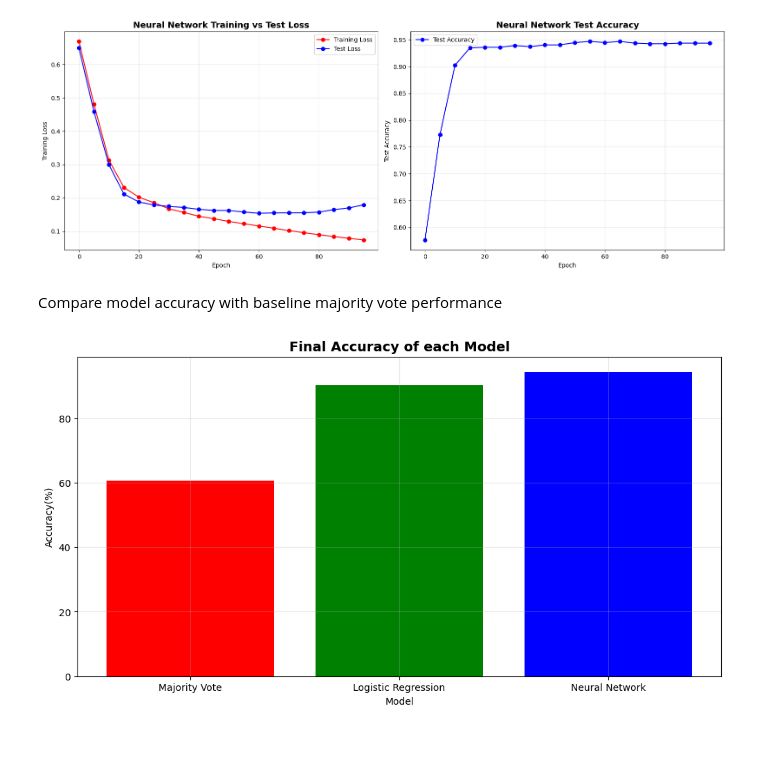
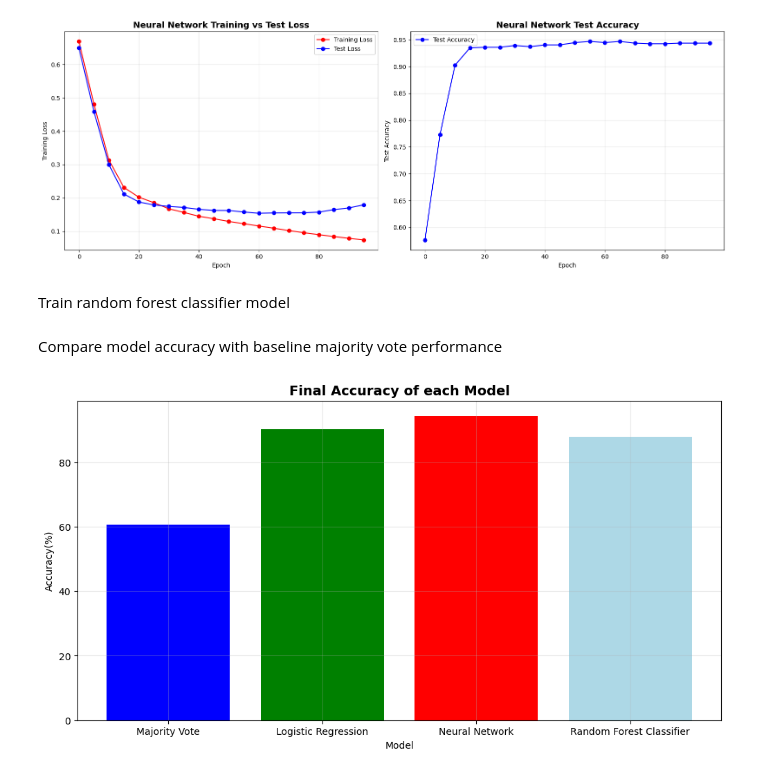
Before and after one commit to mayyan531/Spambase, a Jupyter notebook: spambase.ipynb, the cells around one changed output. Cells and saved outputs as stored; diff of their text form; code cells hidden in the pictures; blank space fills up the shorter version.

Commit message:
start to random forest

```diff
--- a/spambase.ipynb
+++ b/spambase.ipynb
@@ -230,19 +231,29 @@ plt.tight_layout()
 plt.show()
 # %% [output]
 [figure]
+# %% [markdown]
+Train random forest classifier model
+# %%
+MAX_DEPTH_RF = 2
+EPOCH_RF = 100
+
+model = RandomForestClassifier(max_depth=MAX_DEPTH_RF, random_state=random_seed, n_estimators=200)
+model.fit(X_train, y_train)
+
+acc_rf = model.score(X_test, y_test)
 # %% [markdown]
 Compare model accuracy with baseline majority vote performance
 # %%
-models = ['Majority Vote', 'Logistic Regression', 'Neural Network']
-accuracy = [baseline_accuracy*100, acc_lr[-1]*100, acc_nn[-1]*100]
+models = ['Majority Vote', 'Logistic Regression', 'Neural Network', 'Random Forest Classifier']
+accuracy = [baseline_accuracy*100, acc_lr[-1]*100, acc_nn[-1]*100, acc_rf*100]
 
 plt.figure(figsize=(12, 6))
-plt.bar(models, accuracy, color = ['red', 'green', 'blue'])
+plt.bar(models, accuracy, color = ['blue', 'green', 'red', 'lightblue'])
 plt.title('Final Accuracy of each Model', fontsize=14, fontweight='bold')
 plt.xlabel('Model')
 plt.ylabel('Accuracy(%)')
 plt.grid(True, alpha=0.3)
 
 plt.show()
 # %% [output]
-[figure, old version]
+[figure, new version]
```
Also changed, not shown: parts of 2 cells of this notebook.
